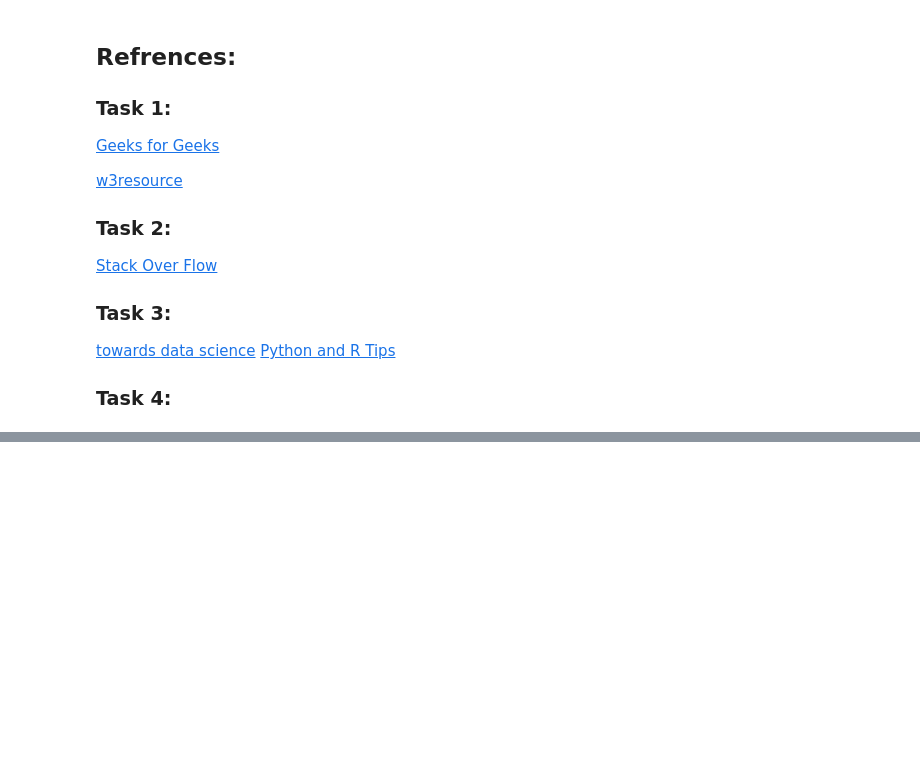
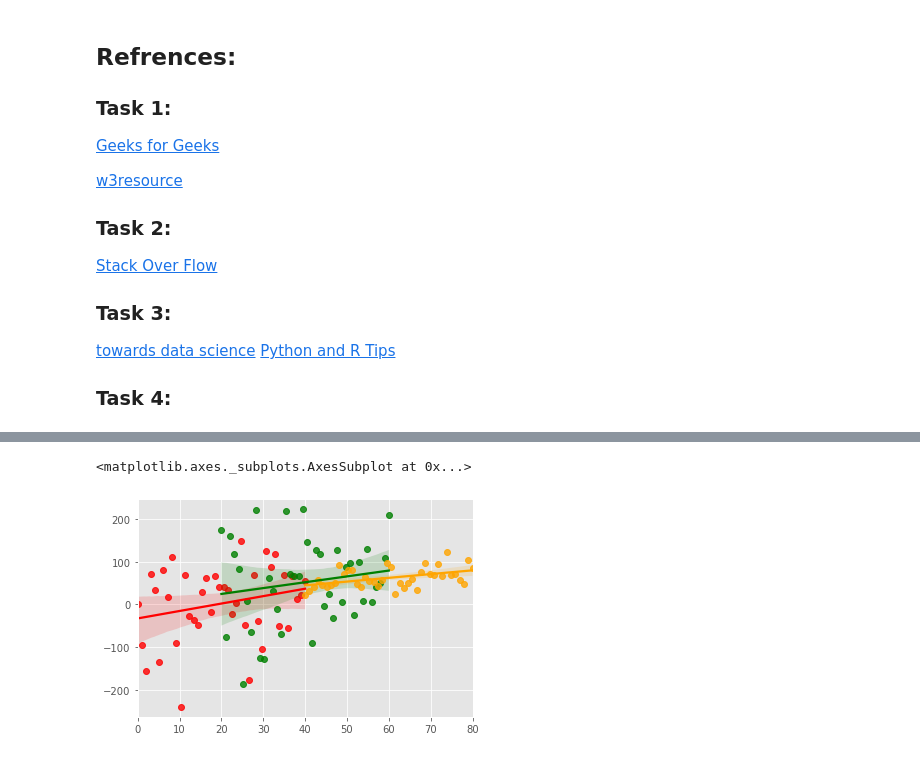
Before and after one commit to LauraBrogan/Fundamentals-of-Data-Analysis-Tasks-2020, a Jupyter notebook: Fundamentals of Data Analysis Tasks .ipynb, the cells around one changed output, grey strips where cells are left out. Cells and saved outputs as stored; diff of their text form; code cells hidden in the pictures; blank space fills up the shorter version.

```diff
--- a/Fundamentals of Data Analysis Tasks .ipynb
+++ b/Fundamentals of Data Analysis Tasks .ipynb
@@ -456,0 +421,20 @@ df.head(5)
+# %%
+import numpy as np
+import pandas as pd
+import seaborn as sns
+import matplotlib.pyplot as plt
+
+x = np.linspace(0, 40, 40)
+y = x + np.random.normal (0,100,len(x))
+x1 = np.linspace(20,60,40)
+y1= x1 + np.random.normal (0,100,len(x))
+
+x2 = np.linspace(40,80,40)
+y2= x2 + np.random.normal (-0,20,len(x))
+# %%
+sns.regplot(x=x, y=y, color = 'Red',label = 'x4 y4')
+sns.regplot(x=x1, y=y1,color = 'Green', label = 'x1 y1')
+sns.regplot(x=x2, y=y2, color = 'Orange', label = 'x2 y2')
+# %% [output]
+<matplotlib.axes._subplots.AxesSubplot at 0x...>
+[figure, added]
```
Also changed, not shown: parts of 7 cells of this notebook.
